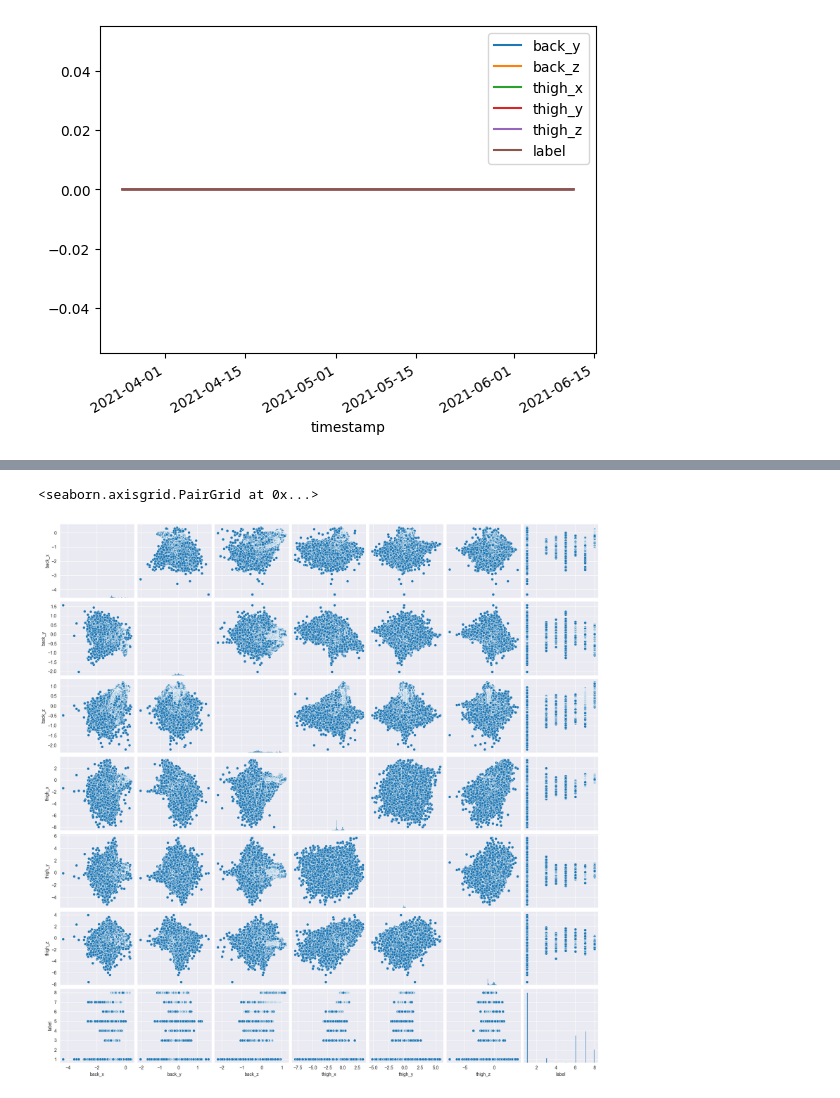
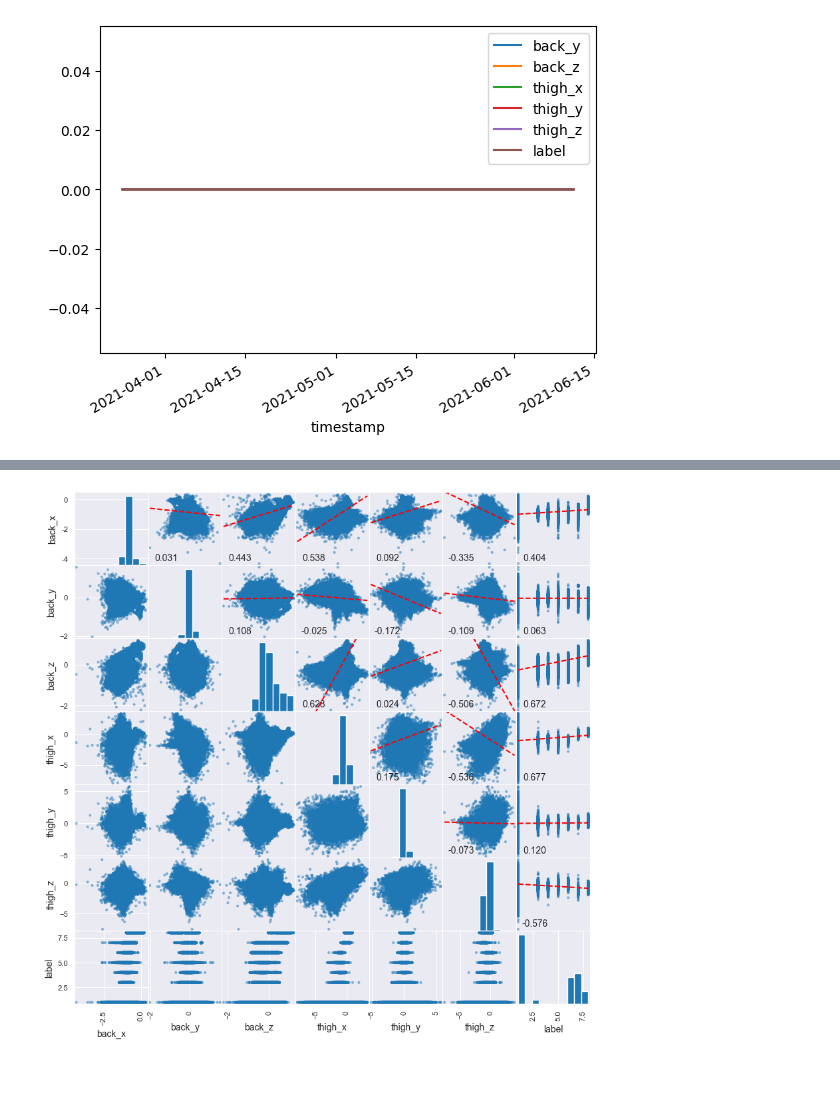
Before and after one commit to isralennon/MSAAI530, a Jupyter notebook: HAR70_Exploration.ipynb, the cells around one changed output, grey strips where cells are left out. Drawn from its saved outputs; the diff is of its cells as text; code cells hidden in the pictures.

```diff
--- a/HAR70_Exploration.ipynb
+++ b/HAR70_Exploration.ipynb
@@ -105,6 +104,0 @@ array([<Axes: xlabel='timestamp'>, <Axes: xlabel='timestamp'>,
-# %%
-axes = pd.plotting.scatter_matrix(har70[['back_x', 'back_y', 'back_z', 'thigh_x','thigh_y','thigh_z', 'label']], alpha=0.5,figsize = [10,10])
-corr = har70[['back_x', 'back_y', 'back_z', 'thigh_x','thigh_y','thigh_z', 'label']].corr(method = 'spearman').to_numpy() #nonlinear
-for i, j in zip(*plt.np.triu_indices_from(axes, k=1)):
-    axes[i, j].annotate("%.3f" %corr[i,j], (0.8, 0.8), xycoords='axes fraction', ha='center', va='center')
-plt.show()
@@ -113,6 +105,21 @@ plt.show()
-# %%
-sns.set_style('darkgrid')
-sns.pairplot(har70)
-# %% [output]
-<seaborn.axisgrid.PairGrid at 0x...>
-[figure, removed]
+# %%
+from pandas.plotting import scatter_matrix
+def add_regression(ax, x, y):
+    slope, intercept = np.polyfit(x, y, 1)  # Linear regression
+    x_vals = np.linspace(x.min(), x.max(), 100)
+    y_vals = slope * x_vals + intercept
+    ax.plot(x_vals, y_vals, color='red', linestyle='--', linewidth=1.5)  # Regression line
+
+def plot_spearman(df):
+    axes = pd.plotting.scatter_matrix(df, alpha=0.5,figsize = [10,10])
+    corr = df.corr(method = 'spearman').to_numpy() #nonlinear
+
+    for i, j in zip(*plt.np.triu_indices_from(axes, k=1)):
+        axes[i, j].annotate("%.3f" %corr[i,j], (0.25, 0.1), xycoords='axes fraction', ha='center', va='center')
+        add_regression(axes[i, j], df.iloc[:, j], df.iloc[:, i])
+
+    plt.show()
+# %%
+plot_spearman(har70[['back_x', 'back_y', 'back_z', 'thigh_x','thigh_y','thigh_z', 'label']])
+# %% [output]
+[figure, added]
```
Also changed, not shown: parts of 7 cells of this notebook.
